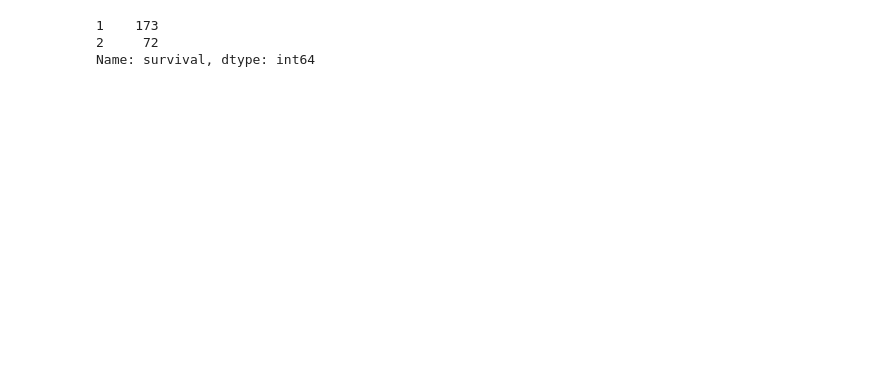
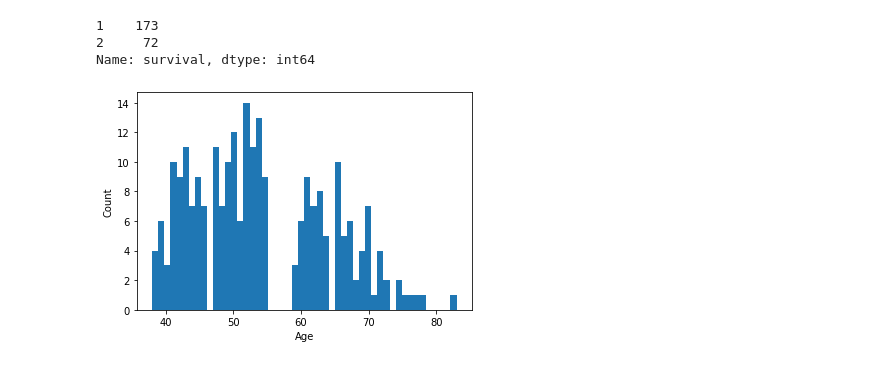
Before and after one commit to vaidhyesh1/Machine-Learning-HW, a Jupyter notebook: HW1.ipynb, the cells around one changed output. Cells and saved outputs as stored; diff of their text form; code cells hidden in the pictures; blank space fills up the shorter version.

```diff
--- a/HW1.ipynb
+++ b/HW1.ipynb
@@ -23,3 +21,9 @@ print(df_train['survival'].value_counts())
 1    173
 2     72
 Name: survival, dtype: int64
+# %%
+plt.hist(df_train['age'].to_list(),bins = 50)
+plt.ylabel('Count')
+plt.xlabel('Age')
+# %% [output]
+[figure, added]
```
Also changed, not shown: parts of 6 cells of this notebook.
